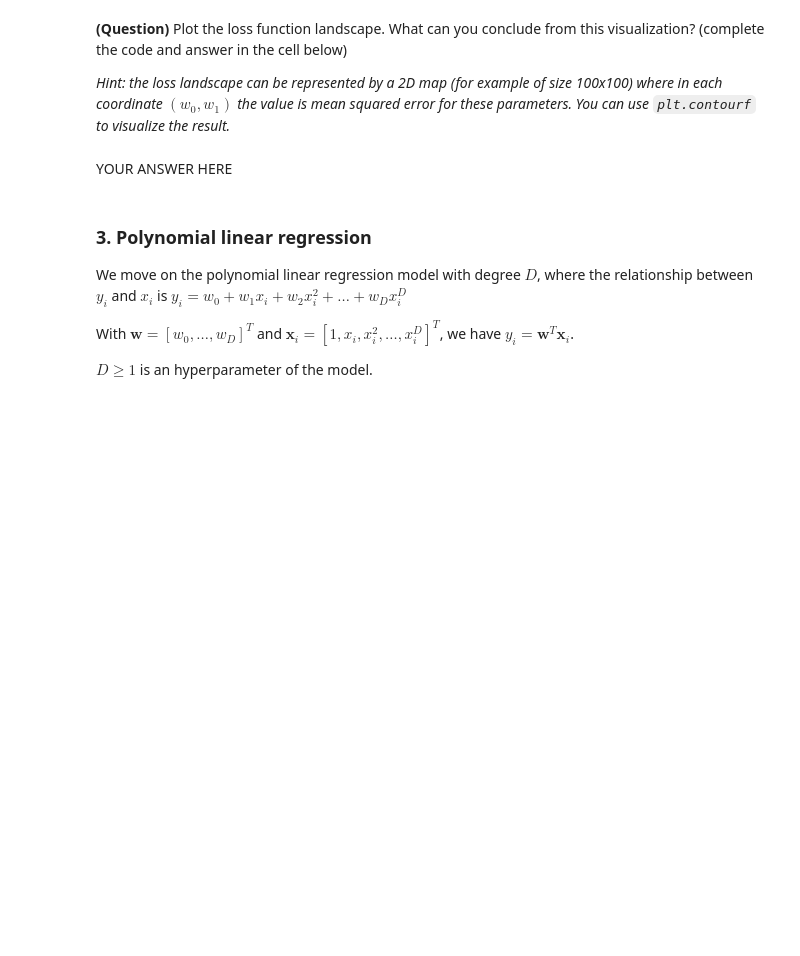
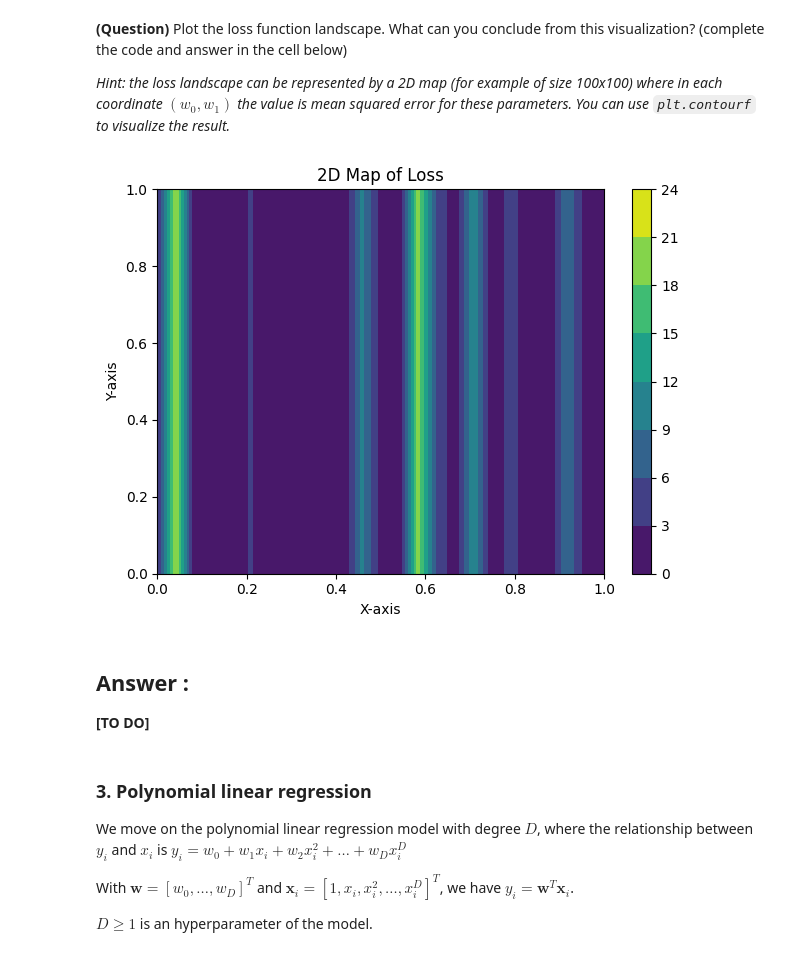
Before and after one commit to daJster/Machine_learning_2023, a Jupyter notebook: ml-tp1.ipynb, the cells around one changed output. Cells and saved outputs as stored; diff of their text form; code cells hidden in the pictures; blank space fills up the shorter version.

```diff
--- a/ml-tp1.ipynb
+++ b/ml-tp1.ipynb
@@ -71,10 +93,27 @@ YOUR ANSWER HERE
 
 *Hint: the loss landscape can be represented by a 2D map (for example of size 100x100) where in each coordinate $(w_0, w_1)$ the value is mean squared error for these parameters. You can use `plt.contourf` to visualize the result.*
 # %%
-# YOUR CODE HERE
-raise NotImplementedError()
+# we choose the following loss function (2D)
+loss = (np.tile(y_valid, (25, 1)) - np.tile(np.dot(w, X_valid_ones.T), (25, 1))) ** 2
+assert loss.shape == (25, 25)
+
+# Create a grid of points
+x = np.linspace(0, 1, 25)
+y = np.linspace(0, 1, 25)
+X, Y = np.meshgrid(x, y)
+
+# Create a contour plot
+plt.contourf(X, Y, loss, cmap='viridis')
+plt.colorbar()
+plt.xlabel('X-axis')
+plt.ylabel('Y-axis')
+plt.title('2D Map of Loss')
+plt.tight_layout()
+# %% [output]
+[figure, added]
 # %% [markdown]
-YOUR ANSWER HERE
+## Answer :
+**[TO DO]**
 # %% [markdown]
 ### 3. Polynomial linear regression
 
```
Also changed, not shown: parts of 13 cells of this notebook.
